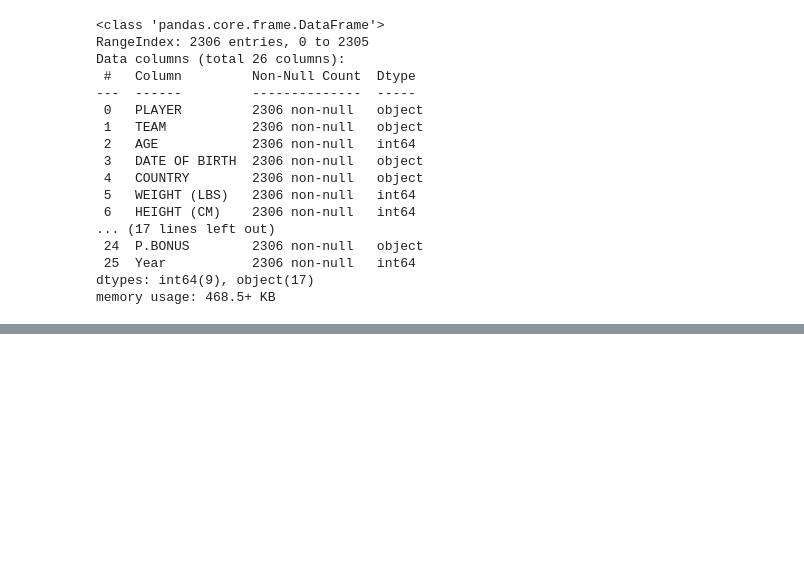
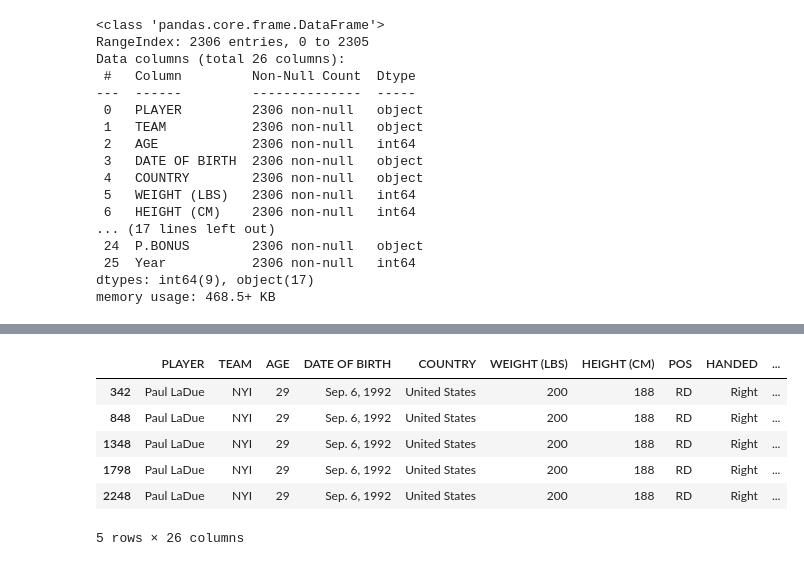
Before and after one commit to lukekerwin/DS-320_Project, a Jupyter notebook: Brian_test.ipynb, the cells around one changed output, grey strips where cells are left out. Drawn from its saved outputs; the diff is of its cells as text; code cells hidden in the pictures; blank space fills up the shorter version.

Commit message:
Investigating duplicate players

```diff
--- a/Brian_test.ipynb
+++ b/Brian_test.ipynb
@@ -793,0 +813,12 @@ memory usage: 468.5+ KB
+# %%
+pLadue = FullSalary[FullSalary['PLAYER'] == 'Paul LaDue']
+
+pLadue
+# %% [output]
+|  | PLAYER | TEAM | AGE | DATE OF BIRTH | COUNTRY | WEIGHT (LBS) | HEIGHT (CM) | POS | HANDED | ... |
+| 342 | Paul LaDue | NYI | 29 | Sep. 6, 1992 | United States | 200 | 188 | RD | Right | ... |
+| 848 | Paul LaDue | NYI | 29 | Sep. 6, 1992 | United States | 200 | 188 | RD | Right | ... |
+| 1348 | Paul LaDue | NYI | 29 | Sep. 6, 1992 | United States | 200 | 188 | RD | Right | ... |
+| 1798 | Paul LaDue | NYI | 29 | Sep. 6, 1992 | United States | 200 | 188 | RD | Right | ... |
+| 2248 | Paul LaDue | NYI | 29 | Sep. 6, 1992 | United States | 200 | 188 | RD | Right | ... |
+5 rows × 26 columns
```
Also changed, not shown: parts of 3 cells of this notebook.
